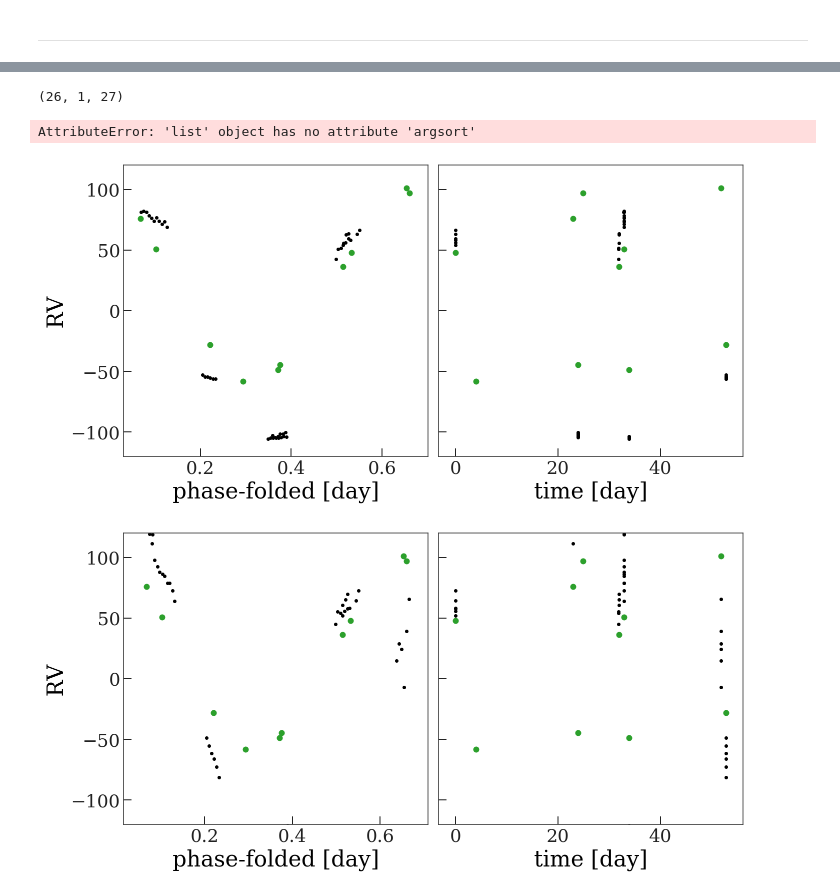
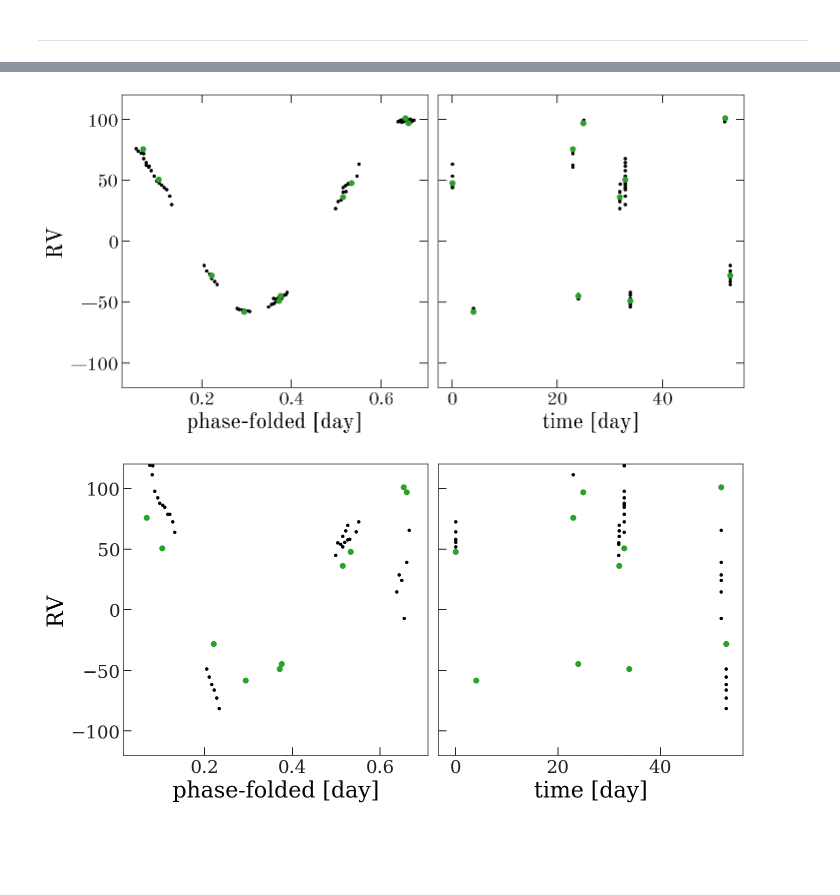
Before and after one commit to adrn/FunDepartment, a Jupyter notebook: notebooks/Run-on-visits.ipynb, the cells around one changed output, grey strips where cells are left out. Saved outputs shown, nothing was run; the diff lists cells and outputs as text; code cells hidden in the pictures; blank space fills up the shorter version.

```diff
--- a/notebooks/Run-on-visits.ipynb
+++ b/notebooks/Run-on-visits.ipynb
@@ -282,0 +148,16 @@ def bag_of_hacks_cross_correlate(frame_spectrum, normed_ref_spectrum,
+# %%
+visit = visits[0]
+spectra = visit.get_frame_spectra()
+s = spectra[list(spectra.keys())[0]]
+
+masked_s = apply_masks(s)
+normed_masked_s, interp_template_s = polynomial_fit_to_template(
+    masked_s, combined_spectrum, deg=5,
+    dv=visit['VREL']*u.km/u.s)
+# %%
+fig, ax = plot_spectrum(normed_masked_s, masked=False)
+
+_ = plot_spectrum(combined_spectrum, masked=False, ax=ax)
+_ = plot_spectrum(interp_template_s, masked=False, ax=ax)
+
+# ax.set_xlim(1.525, 1.555)
@@ -283,4 +168,15 @@ def bag_of_hacks_cross_correlate(frame_spectrum, normed_ref_spectrum,
+# %%
+cc_dv = 4 * u.km/u.s
+visit = visits[0]
+spectra = visit.get_frame_spectra()
+s = spectra[list(spectra.keys())[0]]
+
+masked_s = apply_masks(s)
+normed_masked_s, interp_template_s = polynomial_fit_to_template(
+    masked_s, combined_spectrum, deg=5,
+    dv=visit['VREL']*u.km/u.s)
 # %%
-bag_of_hacks_cross_correlate(
-    masked_s, normed_ref_spectrum,
-    K_half=7, dv=dv, v0=visit['VREL']*u.km/u.s)
+cc_dv = 8*u.km/u.s
+cc, vs, M = bag_of_hacks_cross_correlate(
+    normed_masked_s, combined_spectrum,
+    K_half=7, dv=cc_dv, v0=visit['VREL']*u.km/u.s)
@@ -399,37 +307,29 @@ plt.plot(M[:, 10])
-# %%
-np.isfinite(cc_rvs).sum(), np.isnan(cc_rvs).sum(), len(cc_rvs)
-# %% [output]
-(26, 1, 27)
-# %%
-plt.plot(mjds[mjds.argsort()], cc_rvs[mjds.argsort()], marker='.', ls='-')
-# %% [output]
-AttributeError: 'list' object has no attribute 'argsort'
 # %%
 fig, axes = plt.subplots(1, 2, figsize=(10, 5), sharey=True)
 
 ax = axes[0]
-ax.scatter(mjds % P, rv_corrections + cc_rvs + visit_vrels, marker='.')
+ax.scatter(mjds % P, rv_corrections + cc_rvs, marker='.')
 # plt.scatter((mjds / P) % 1, rv_corrections + kernel_rvs + visit_vrels, marker='.')
 ax.set_ylim(-120, 120)
 
 ax.scatter(Time([v['JD'] for v in visits], format='jd').mjd % P,
            [v['VHELIO'] for v in visits],
            color='tab:green')
 
 ax.set_xlabel('phase-folded [day]')
 ax.set_ylabel('RV')
 
 ax = axes[1]
-ax.scatter(mjds - mjds.min(), rv_corrections + cc_rvs + visit_vrels, marker='.')
+ax.scatter(mjds - mjds.min(), rv_corrections + cc_rvs, marker='.')
 ax.scatter(Time([v['JD'] for v in visits], format='jd').mjd - mjds.min(),
            [v['VHELIO'] for v in visits],
            color='tab:green')
 ax.set_xlabel('time [day]')
 
 fig.set_facecolor('w')
 fig.tight_layout()
 # %% [output]
-[figure, old version]
+[figure, new version]
 # %%
 fig, axes = plt.subplots(1, 2, figsize=(10, 5), sharey=True)
 
```
Also changed, not shown: parts of 19 cells of this notebook.
